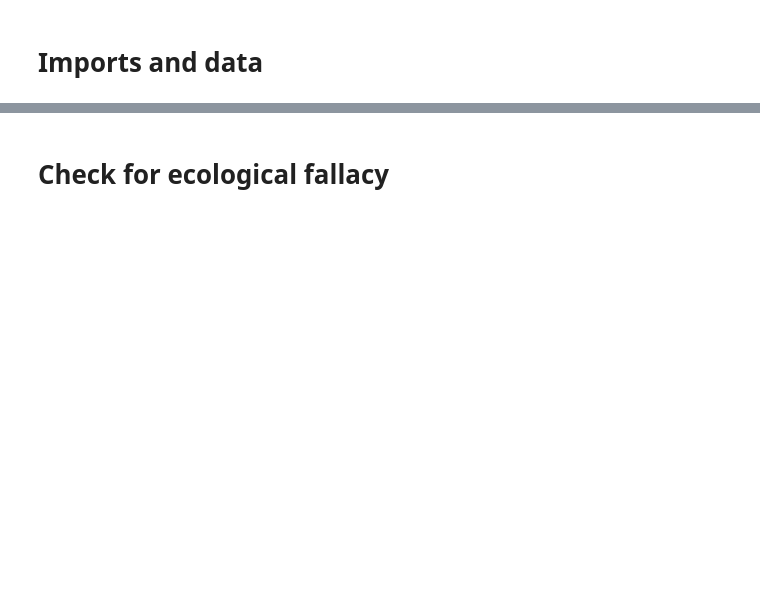
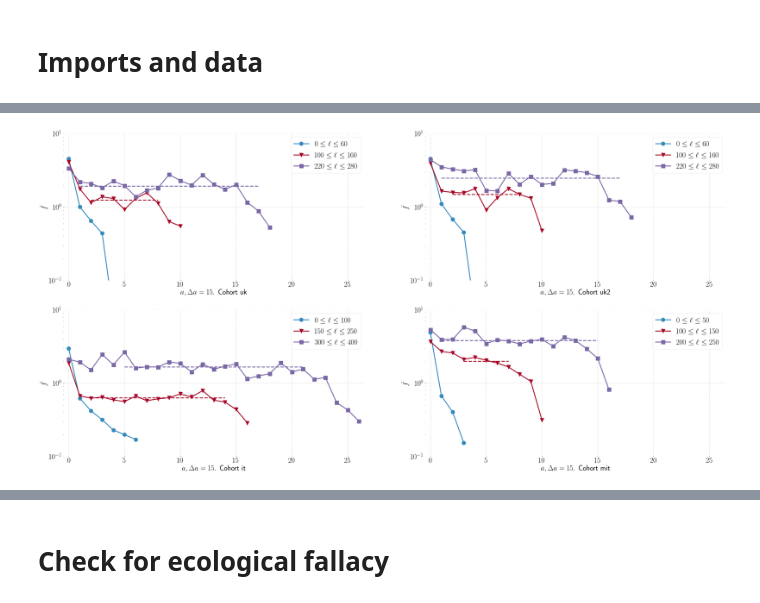
Before and after one commit to nitnelav27/comm_patterns, a Jupyter notebook: 202111.ipynb, the cells around one changed output, grey strips where cells are left out. Drawn from its saved outputs; the diff is of its cells as text; code cells hidden in the pictures; blank space fills up the shorter version.

```diff
--- a/202111.ipynb
+++ b/202111.ipynb
@@ -49,0 +61,13 @@ The autoreload extension is already loaded. To reload it, use:
+# %%
+t0 = dt.datetime.now()
+
+fig1['it'] = {}
+for i in range(3):
+    fig1['it'][i] = {}
+    fig1['it'][i]['f'] = pc.get_avgfa(itdffa15[60], itlives[60], limits['it'][i][0], limits['it'][i][1])
+    fig1['it'][i]['fi'] = {}
+    for ego in itdffa15[60].keys():
+        tmp = {ego: itdffa15[60][ego]}
+        fig1['it'][i]['fi'][ego] = pc.get_avgfa(tmp, itlives[60], limits['it'][i][0], limits['it'][i][1])
+
+print(f'Took {dt.datetime.now() - t0}')
@@ -49,0 +76,10 @@ The autoreload extension is already loaded. To reload it, use:
+# %%
+dashed = {}
+for c in ['uk', 'uk2', 'it', 'mit']:
+    dashed[c] = {}
+    print(f'======================={c}=====================')
+    for lamb in fig1[c].keys():
+        if lamb > 0:
+            points = pc.get_plateau(fig1[c][lamb]['f'], pstar=0.01)
+            dashed[c][lamb] = [[x[0] for x in points], [y[1] for y in points]]
+            print(f'\draw[dashed, {["charmander", "squirtle", "ekans"][lamb]}, ultra thick] (axis cs: {points[0][0]}, {points[0][1]}) -- (axis cs: {points[1][0]}, {points[1][1]});')
@@ -49,0 +99,19 @@ The autoreload extension is already loaded. To reload it, use:
+# %%
+plt.figure(figsize=(20*2, 10*2))
+p = 1
+for c in ['uk', 'uk2', 'it', 'mit']:
+    plt.subplot(2, 2, p)
+    plt.ylim(10**(-1), 10**1)
+    plt.semilogy()
+    plt.xlim(-0.5, 26.5)
+    plt.xlabel(fr'$a, \Delta a  = 15$. Cohort {c}')
+    plt.ylabel(r'$\bar{f}$')
+    for i in range(3):
+        plt.plot(fig1[c][i]['f'].index, fig1[c][i]['f']['f'], marker=markers[i], ls="solid", lw=3, markersize=13, c=colors[i], label=fr'${limits[c][i][0]}\leq \ell \leq {limits[c][i][1]}$')
+        if i > 0:
+            plt.plot(dashed[c][i][0], dashed[c][i][1], marker="", ls="--", lw=3, c=colors[i])
+    plt.legend()
+    p += 1
+# plt.savefig("/home/vsvh/Desktop/B.png", dpi=200, pad_inches=2)
+# %% [output]
+[figure, added]
```
Also changed, not shown: parts of 27 cells of this notebook, 2 other files.
